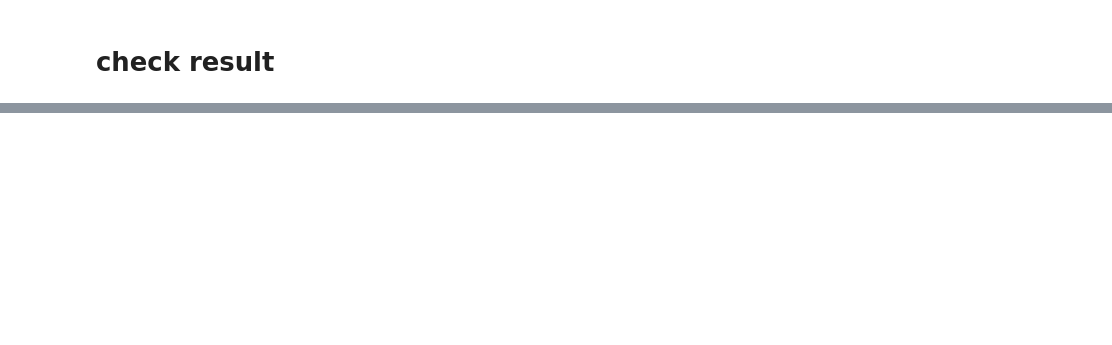
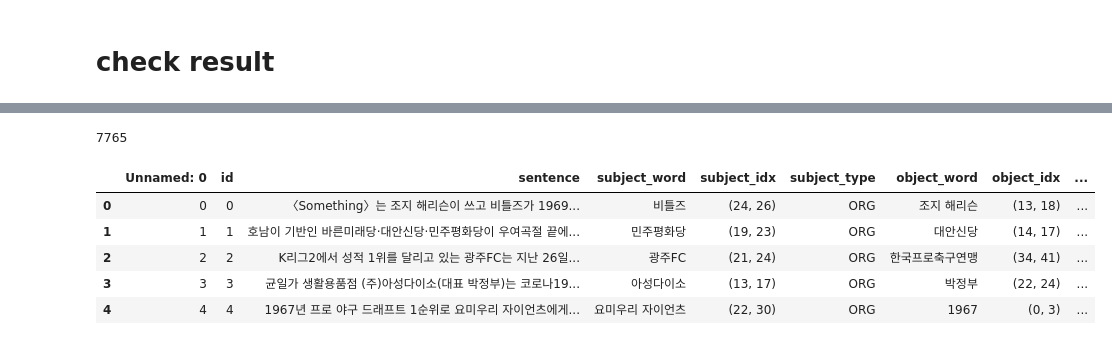
Before and after one commit to boostcampaitech2/klue-level2-nlp-13, a Jupyter notebook: unit_test/result_disribution.ipynb, the cells around one changed output, grey strips where cells are left out. Cells and saved outputs as stored; diff of their text form; code cells hidden in the pictures; blank space fills up the shorter version.

```diff
--- a/unit_test/result_disribution.ipynb
+++ b/unit_test/result_disribution.ipynb
@@ -56,3 +57,19 @@ Name: pred_label, dtype: int64
 # %%
 from inference import do_inference
 do_inference(config)
+# %%
+test_csv = pd.read_csv('../../../dataset/test/test_data.csv')
+len(test_csv)
+# %% [output]
+7765
+# %%
+dataset = pd.read_csv('../../../dataset/train/train_dataset.csv')
+# %%
+dataset.head()
+# %% [output]
+|  | Unnamed: 0 | id | sentence | subject_word | subject_idx | subject_type | object_word | object_idx | ... |
+| 0 | 0 | 0 | 〈Something〉는 조지 해리슨이 쓰고 비틀즈가 1969... | 비틀즈 | (24, 26) | ORG | 조지 해리슨 | (13, 18) | ... |
+| 1 | 1 | 1 | 호남이 기반인 바른미래당·대안신당·민주평화당이 우여곡절 끝에... | 민주평화당 | (19, 23) | ORG | 대안신당 | (14, 17) | ... |
+| 2 | 2 | 2 | K리그2에서 성적 1위를 달리고 있는 광주FC는 지난 26일... | 광주FC | (21, 24) | ORG | 한국프로축구연맹 | (34, 41) | ... |
+| 3 | 3 | 3 | 균일가 생활용품점 (주)아성다이소(대표 박정부)는 코로나19... | 아성다이소 | (13, 17) | ORG | 박정부 | (22, 24) | ... |
+| 4 | 4 | 4 | 1967년 프로 야구 드래프트 1순위로 요미우리 자이언츠에게... | 요미우리 자이언츠 | (22, 30) | ORG | 1967 | (0, 3) | ... |
```
Also changed, not shown: parts of 3 cells of this notebook, 11 other files.
